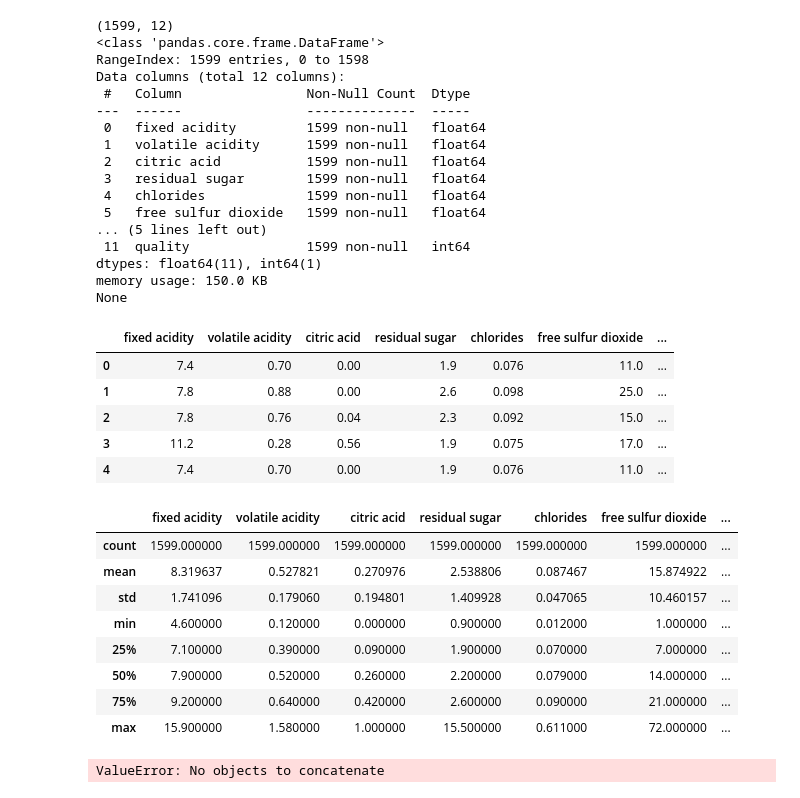
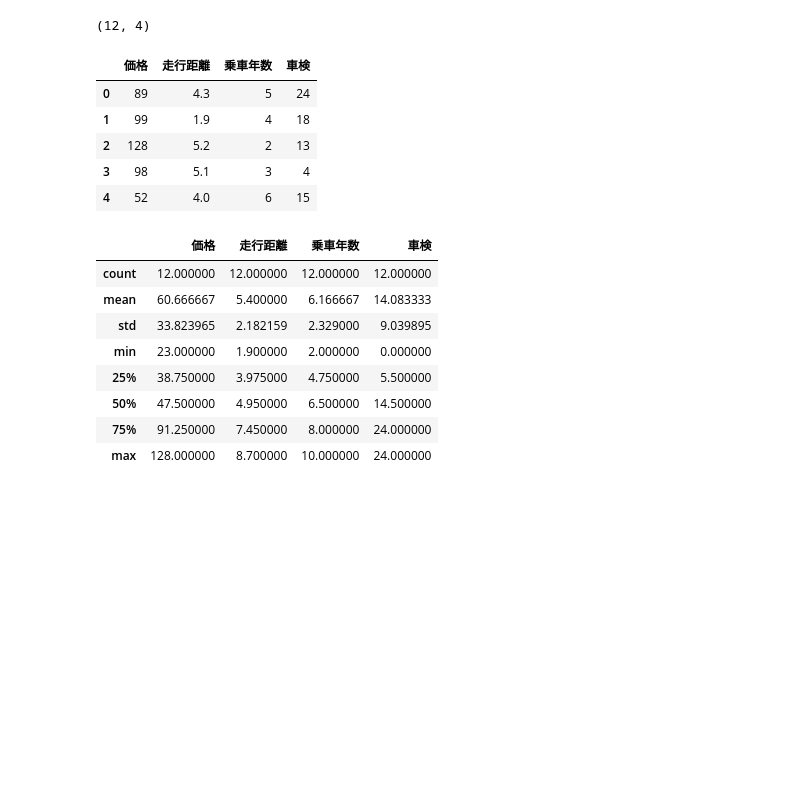
Before and after one commit to Yuji181181/Data_Maining, a Jupyter notebook: EX/ex-02/2-assign2.ipynb, the cells around one changed output. Cells and saved outputs as stored; diff of their text form; code cells hidden in the pictures; blank space fills up the shorter version.

```diff
--- a/EX/ex-02/2-assign2.ipynb
+++ b/EX/ex-02/2-assign2.ipynb
@@ -8,51 +8,26 @@ import statsmodels.formula.api as smf
 from sklearn.preprocessing import scale
 from sklearn.metrics import mean_squared_error
 import re
-# %%
-pd.options.display.max_rows = 999
-pd.options.display.max_columns = 999
-# %%
-csv_in = 'winequality-red.csv'
-df = pd.read_csv(csv_in, sep=';', skiprows=0, header=0)
-print(df.shape)
-print(df.info())
-display(df.head())
-# %% [output]
-(1599, 12)
-<class 'pandas.core.frame.DataFrame'>
-RangeIndex: 1599 entries, 0 to 1598
-Data columns (total 12 columns):
- #   Column                Non-Null Count  Dtype
----  ------                --------------  -----
- 0   fixed acidity         1599 non-null   float64
- 1   volatile acidity      1599 non-null   float64
- 2   citric acid           1599 non-null   float64
- 3   residual sugar        1599 non-null   float64
- 4   chlorides             1599 non-null   float64
- 5   free sulfur dioxide   1599 non-null   float64
-... (5 lines left out)
- 11  quality               1599 non-null   int64
-dtypes: float64(11), int64(1)
-memory usage: 150.0 KB
-None
-|  | fixed acidity | volatile acidity | citric acid | residual sugar | chlorides | free sulfur dioxide | ... |
-| 0 | 7.4 | 0.70 | 0.00 | 1.9 | 0.076 | 11.0 | ... |
-| 1 | 7.8 | 0.88 | 0.00 | 2.6 | 0.098 | 25.0 | ... |
-| 2 | 7.8 | 0.76 | 0.04 | 2.3 | 0.092 | 15.0 | ... |
-| 3 | 11.2 | 0.28 | 0.56 | 1.9 | 0.075 | 17.0 | ... |
-| 4 | 7.4 | 0.70 | 0.00 | 1.9 | 0.076 | 11.0 | ... |
-# %%
-display(df.describe())
-display(df.describe(exclude='number'))
-# %% [output]
-|  | fixed acidity | volatile acidity | citric acid | residual sugar | chlorides | free sulfur dioxide | ... |
-| count | 1599.000000 | 1599.000000 | 1599.000000 | 1599.000000 | 1599.000000 | 1599.000000 | ... |
-| mean | 8.319637 | 0.527821 | 0.270976 | 2.538806 | 0.087467 | 15.874922 | ... |
-| std | 1.741096 | 0.179060 | 0.194801 | 1.409928 | 0.047065 | 10.460157 | ... |
-| min | 4.600000 | 0.120000 | 0.000000 | 0.900000 | 0.012000 | 1.000000 | ... |
-| 25% | 7.100000 | 0.390000 | 0.090000 | 1.900000 | 0.070000 | 7.000000 | ... |
-| 50% | 7.900000 | 0.520000 | 0.260000 | 2.200000 | 0.079000 | 14.000000 | ... |
-| 75% | 9.200000 | 0.640000 | 0.420000 | 2.600000 | 0.090000 | 21.000000 | ... |
-| max | 15.900000 | 1.580000 | 1.000000 | 15.500000 | 0.611000 | 72.000000 | ... |
-ValueError: No objects to concatenate
+# %%
+df = pd.read_csv('usedcar.csv')
+print(df.shape)
+display(df.head())
+display(df.describe())
+# %% [output]
+(12, 4)
+|  | 価格 | 走行距離 | 乗車年数 | 車検 |
+| 0 | 89 | 4.3 | 5 | 24 |
+| 1 | 99 | 1.9 | 4 | 18 |
+| 2 | 128 | 5.2 | 2 | 13 |
+| 3 | 98 | 5.1 | 3 | 4 |
+| 4 | 52 | 4.0 | 6 | 15 |
+|  | 価格 | 走行距離 | 乗車年数 | 車検 |
+| count | 12.000000 | 12.000000 | 12.000000 | 12.000000 |
+| mean | 60.666667 | 5.400000 | 6.166667 | 14.083333 |
+| std | 33.823965 | 2.182159 | 2.329000 | 9.039895 |
+| min | 23.000000 | 1.900000 | 2.000000 | 0.000000 |
+| 25% | 38.750000 | 3.975000 | 4.750000 | 5.500000 |
+| 50% | 47.500000 | 4.950000 | 6.500000 | 14.500000 |
+| 75% | 91.250000 | 7.450000 | 8.000000 | 24.000000 |
+| max | 128.000000 | 8.700000 | 10.000000 | 24.000000 |
 # %%
```
Also changed, not shown: parts of 7 cells of this notebook, 2 other files.
